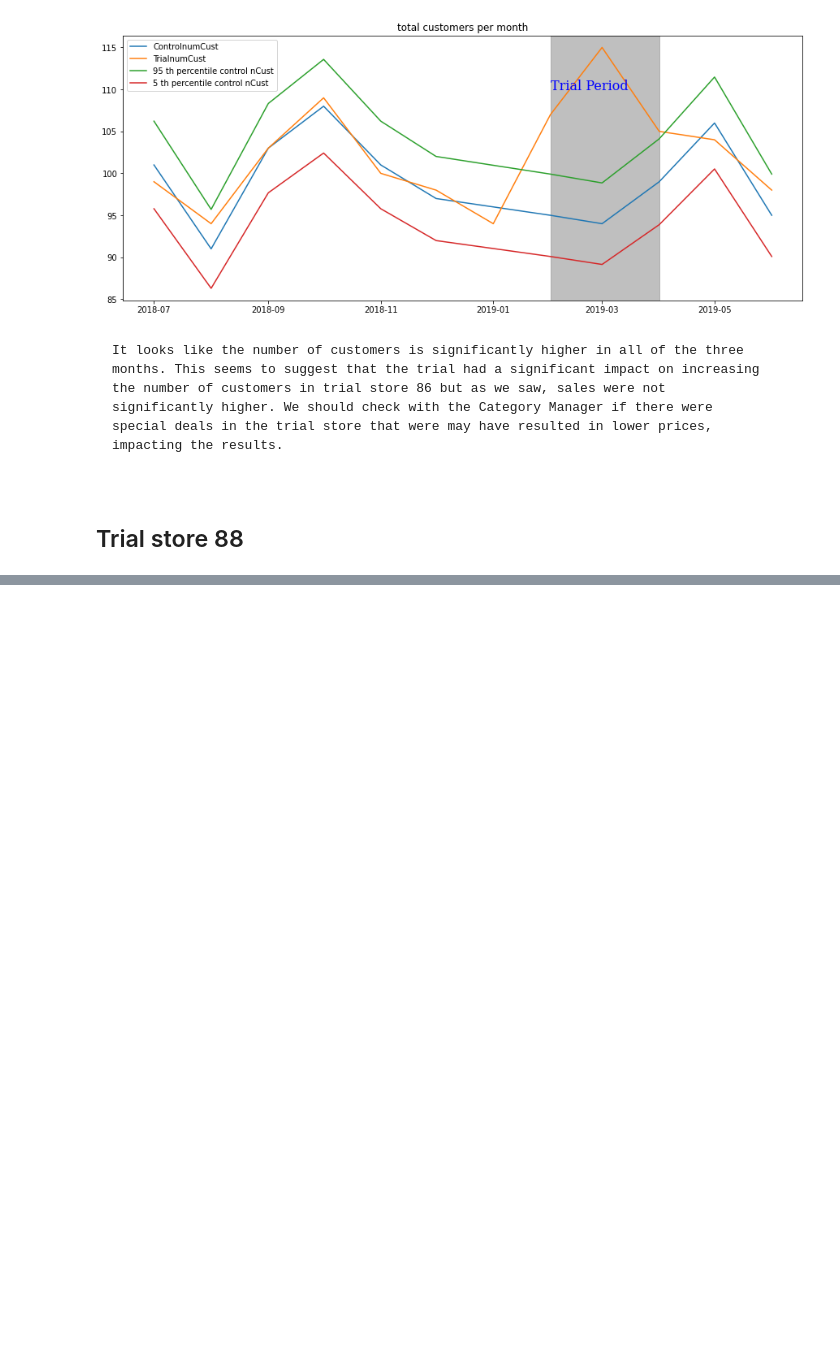
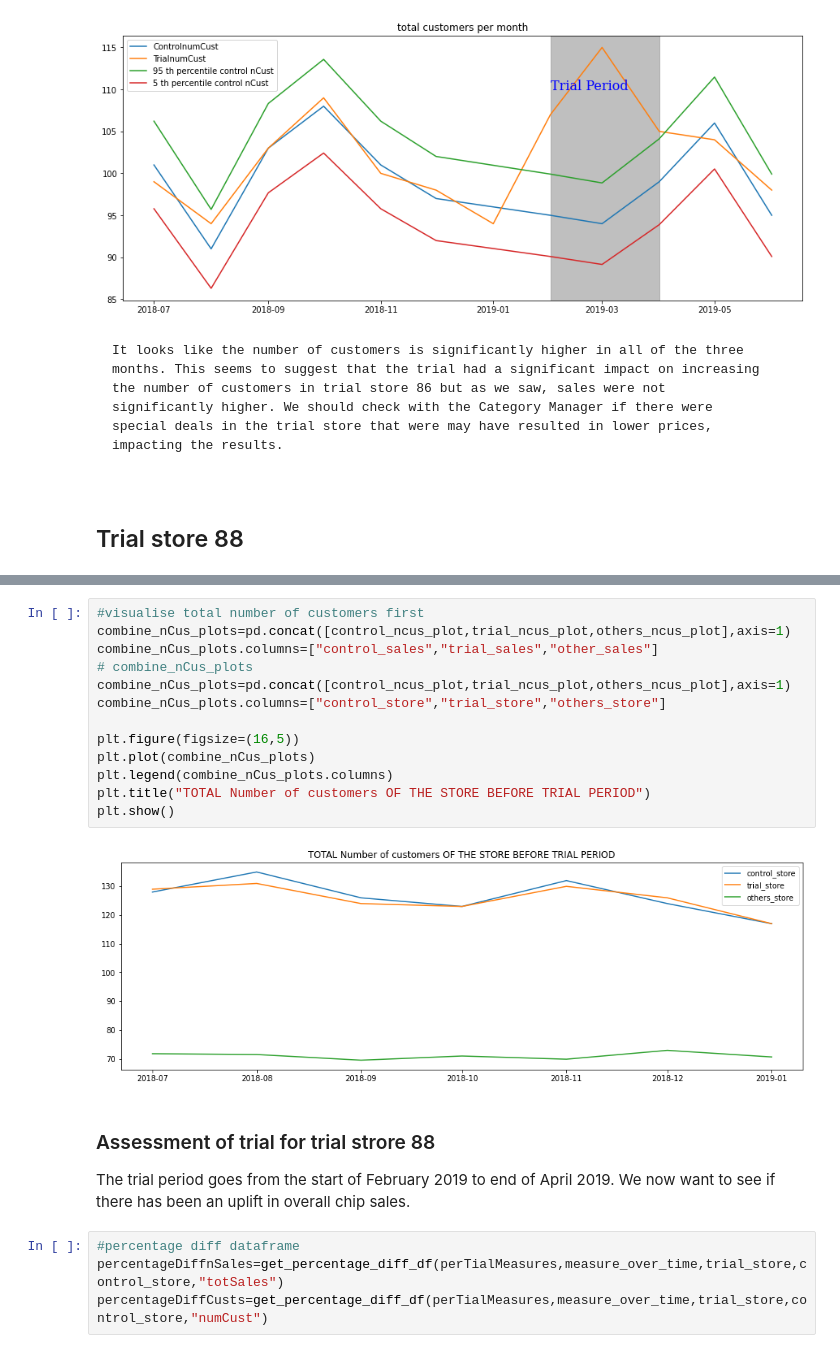
Before and after one commit to nyinyibo-ui/QuantiumProject-Forage-, a Jupyter notebook: task2.ipynb, the cells around one changed output, grey strips where cells are left out. Drawn from its saved outputs; the diff is of its cells as text; blank space fills up the shorter version.

```diff
--- a/task2.ipynb
+++ b/task2.ipynb
@@ -1409,0 +1528,22 @@ impacting the results.
+# %%
+#visualise total number of customers first
+combine_nCus_plots=pd.concat([control_ncus_plot,trial_ncus_plot,others_ncus_plot],axis=1)
+combine_nCus_plots.columns=["control_sales","trial_sales","other_sales"]
+# combine_nCus_plots
+combine_nCus_plots=pd.concat([control_ncus_plot,trial_ncus_plot,others_ncus_plot],axis=1)
+combine_nCus_plots.columns=["control_store","trial_store","others_store"]
+
+plt.figure(figsize=(16,5))
+plt.plot(combine_nCus_plots)
+plt.legend(combine_nCus_plots.columns)
+plt.title("TOTAL Number of customers OF THE STORE BEFORE TRIAL PERIOD")
+plt.show()
+# %% [output]
+[figure, added]
+# %% [markdown]
+### Assessment of trial for trial strore 88
+The trial period goes from the start of February 2019 to end of April 2019. We now want to see if there has been an uplift in overall chip sales.
+# %%
+#percentage diff dataframe
+percentageDiffnSales=get_percentage_diff_df(perTialMeasures,measure_over_time,trial_store,control_store,"totSales")
+percentageDiffCusts=get_percentage_diff_df(perTialMeasures,measure_over_time,trial_store,control_store,"numCust")
```
Also changed, not shown: parts of 22 cells of this notebook.
